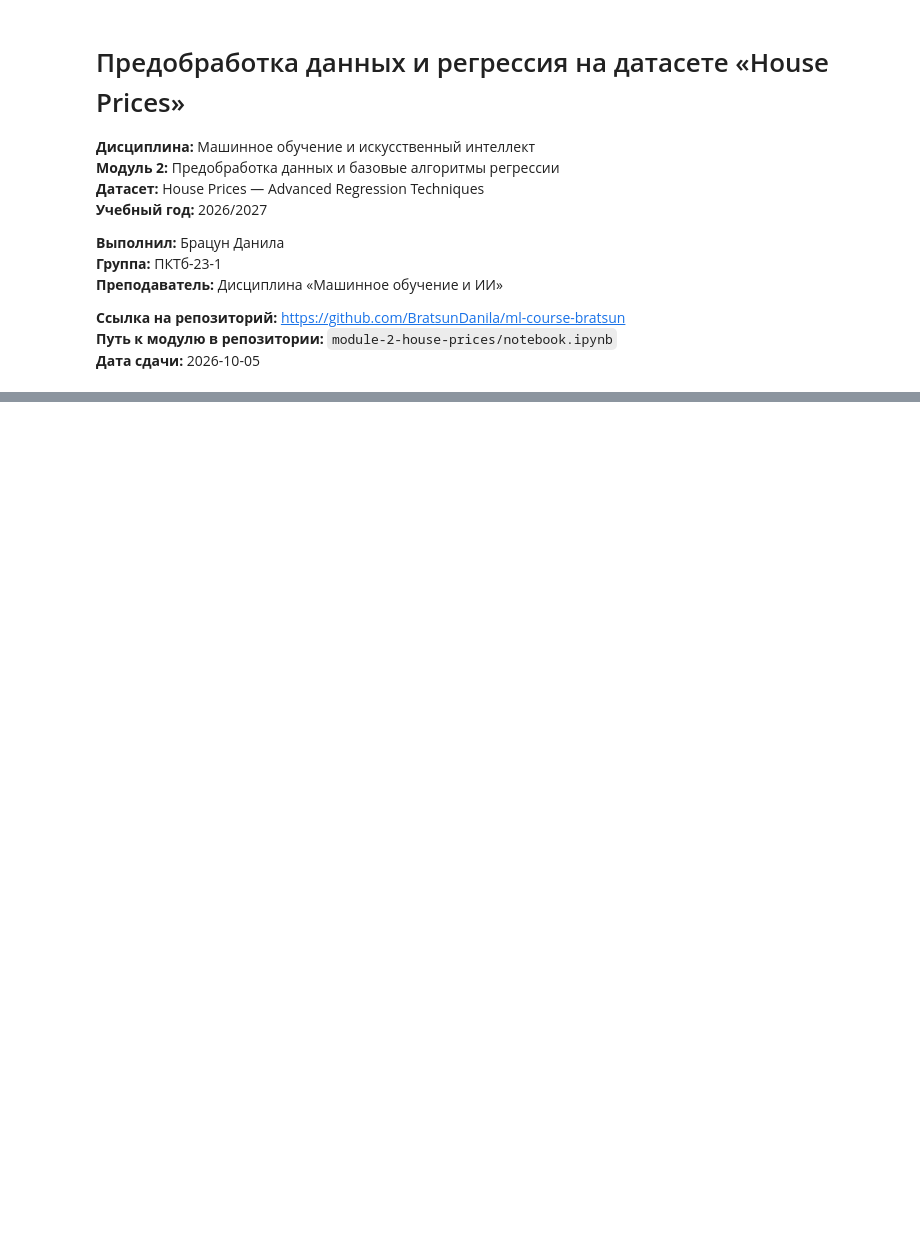
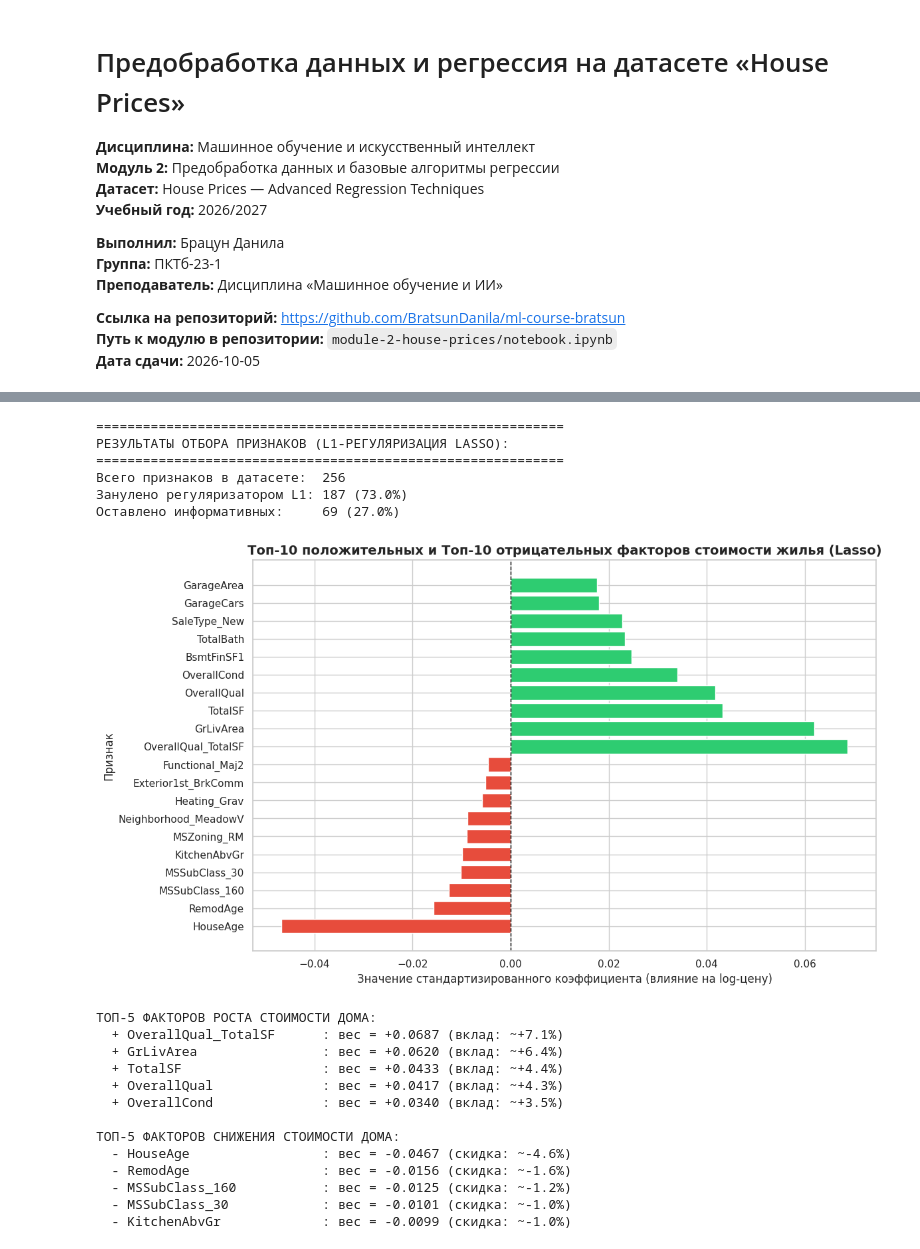
Before and after one commit to BratsunDanila/ml-course-bratsun, a Jupyter notebook: module-2-house-prices/notebook.ipynb, the cells around one changed output, grey strips where cells are left out. Saved outputs shown, nothing was run; the diff lists cells and outputs as text; code cells hidden in the pictures; blank space fills up the shorter version.

```diff
--- a/module-2-house-prices/notebook.ipynb
+++ b/module-2-house-prices/notebook.ipynb
@@ -872,0 +605,68 @@ requests>=2.31.0
+# %%
+# ============================================================
+# РАЗДЕЛ 8: ИНТЕРПРЕТАЦИЯ РЕЗУЛЬТАТОВ И ВАЖНОСТЬ ПРИЗНАКОВ
+# ============================================================
+
+# 8.1. Анализ зануления весов в модели Lasso
+coef_df = pd.DataFrame({
+    'Feature': feature_cols,
+    'Coefficient': lasso_model.coef_
+})
+
+zero_features_count = (coef_df['Coefficient'] == 0).sum()
+active_features_count = (coef_df['Coefficient'] != 0).sum()
+
+print("=" * 60)
+print("РЕЗУЛЬТАТЫ ОТБОРА ПРИЗНАКОВ (L1-РЕГУЛЯРИЗАЦИЯ LASSO):")
+print("=" * 60)
+print(f"Всего признаков в датасете:  {len(feature_cols)}")
+print(f"Занулено регуляризатором L1: {zero_features_count} ({zero_features_count/len(feature_cols)*100:.1f}%)")
+print(f"Оставлено информативных:     {active_features_count} ({active_features_count/len(feature_cols)*100:.1f}%)")
+
+# 8.2. Визуализация топ-10 положительных и топ-10 отрицательных факторов
+top_pos = coef_df.sort_values('Coefficient', ascending=False).head(10)
+top_neg = coef_df.sort_values('Coefficient', ascending=True).head(10)
+top_features = pd.concat([top_neg, top_pos]).reset_index(drop=True)
+
+plt.figure(figsize=(12, 7))
+bar_colors = ['#e74c3c' if c < 0 else '#2ecc71' for c in top_features['Coefficient']]
+plt.barh(top_features['Feature'], top_features['Coefficient'], color=bar_colors)
+plt.axvline(0, color='black', linestyle='--', lw=1)
+plt.title('Топ-10 положительных и Топ-10 отрицательных факторов стоимости жилья (Lasso)', fontsize=14, fontweight='bold')
+plt.xlabel('Значение стандартизированного коэффициента (влияние на log-цену)')
+plt.ylabel('Признак')
+plt.tight_layout()
+plt.savefig('examples/feature_importance.png', dpi=300)
+plt.show()
+
+# 8.3. Расчет процентного изменения цены для ключевых факторов
+print("\nТОП-5 ФАКТОРОВ РОСТА СТОИМОСТИ ДОМА:")
+for idx, row in top_pos.head(5).iterrows():
+    pct_change = (np.exp(row['Coefficient']) - 1) * 100
+    print(f"  + {row['Feature']:25s}: вес = {row['Coefficient']:+.4f} (вклад: ~{pct_change:+.1f}%)")
+
+print("\nТОП-5 ФАКТОРОВ СНИЖЕНИЯ СТОИМОСТИ ДОМА:")
+for idx, row in top_neg.head(5).iterrows():
+    pct_change = (np.exp(row['Coefficient']) - 1) * 100
+    print(f"  - {row['Feature']:25s}: вес = {row['Coefficient']:+.4f} (скидка: ~{pct_change:+.1f}%)")
+# %% [output]
+============================================================
+РЕЗУЛЬТАТЫ ОТБОРА ПРИЗНАКОВ (L1-РЕГУЛЯРИЗАЦИЯ LASSO):
+============================================================
+Всего признаков в датасете:  256
+Занулено регуляризатором L1: 187 (73.0%)
+Оставлено информативных:     69 (27.0%)
+[figure, added]
+ТОП-5 ФАКТОРОВ РОСТА СТОИМОСТИ ДОМА:
+  + OverallQual_TotalSF      : вес = +0.0687 (вклад: ~+7.1%)
+  + GrLivArea                : вес = +0.0620 (вклад: ~+6.4%)
+  + TotalSF                  : вес = +0.0433 (вклад: ~+4.4%)
+  + OverallQual              : вес = +0.0417 (вклад: ~+4.3%)
+  + OverallCond              : вес = +0.0340 (вклад: ~+3.5%)
+
+ТОП-5 ФАКТОРОВ СНИЖЕНИЯ СТОИМОСТИ ДОМА:
+  - HouseAge                 : вес = -0.0467 (скидка: ~-4.6%)
+  - RemodAge                 : вес = -0.0156 (скидка: ~-1.6%)
+  - MSSubClass_160           : вес = -0.0125 (скидка: ~-1.2%)
+  - MSSubClass_30            : вес = -0.0101 (скидка: ~-1.0%)
+  - KitchenAbvGr             : вес = -0.0099 (скидка: ~-1.0%)
```
Also changed, not shown: parts of 52 cells of this notebook, 8 other files.
